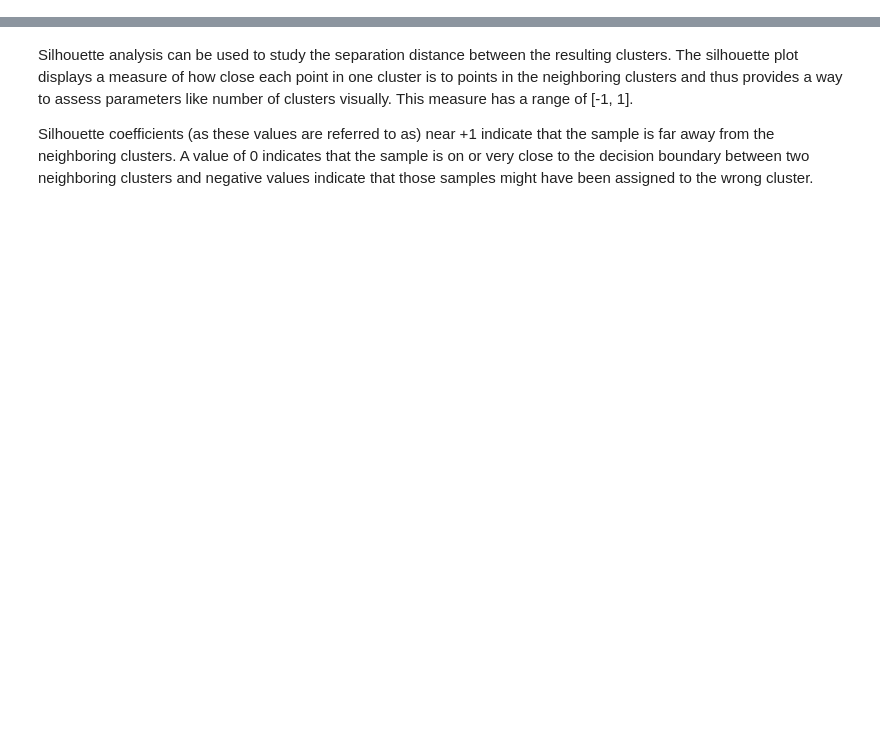
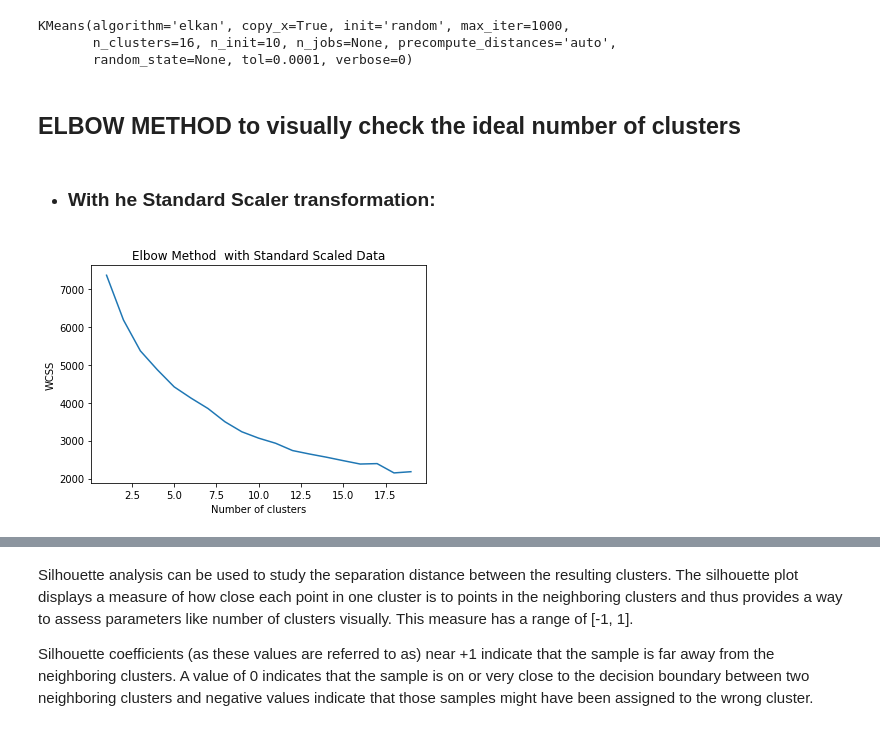
Before and after one commit to rfisla/FINAL-PROJECT-OF-KSCHOOL-MASTER, a Jupyter notebook: K-Means Algorithm.ipynb, the cells around one changed output, grey strips where cells are left out. Saved outputs shown, nothing was run; the diff lists cells and outputs as text; code cells hidden in the pictures; blank space fills up the shorter version.

```diff
--- a/K-Means Algorithm.ipynb
+++ b/K-Means Algorithm.ipynb
@@ -145,0 +36,5 @@ plot_clustering(groupby_domains_clustering_scaled, clusters_sk, centroids_sk)
+# %%
+groupby_domains_clustering = groupby_domains.drop(['Domain','Category', 'Viewability Rate', 'Efficiency Rate'], 1)
+
+groupby_domains_StandardScaler = StandardScaler().fit_transform(groupby_domains_clustering)
+groupby_domains_RobustScaler = RobustScaler().fit_transform(groupby_domains_clustering)
@@ -145,0 +69,12 @@ plot_clustering(groupby_domains_clustering_scaled, clusters_sk, centroids_sk)
+# %%
+kmeans = KMeans()
+parameters = {'n_clusters':range(1,15),
+              'init' : ('k-means++', 'random'),
+              'n_init':[5,10,15,20,25],
+              'max_iter' : [50,100,200,300,400,500,700,1000],
+              'algorithm' : ('auto', 'full', 'elkan')}
+
+gridsearchcv_standardscaler = GridSearchCV(estimator = kmeans, param_grid = parameters)
+# %%
+%%time
+gridsearchcv_standardscaler.fit(groupby_domains_StandardScaler)
@@ -145,0 +167,10 @@ plot_clustering(groupby_domains_clustering_scaled, clusters_sk, centroids_sk)
+# %%
+gridsearchmodel_robustscaler.best_estimator_
+# %% [output]
+KMeans(algorithm='elkan', copy_x=True, init='random', max_iter=1000,
+       n_clusters=16, n_init=10, n_jobs=None, precompute_distances='auto',
+       random_state=None, tol=0.0001, verbose=0)
+# %% [markdown]
+## ELBOW METHOD to visually check the ideal number of clusters
+# %% [markdown]
+- ### With he Standard Scaler transformation:
@@ -145,0 +183,8 @@ plot_clustering(groupby_domains_clustering_scaled, clusters_sk, centroids_sk)
+# %%
+plt.plot(range(1, 20), wcss)
+plt.title('Elbow Method  with Standard Scaled Data')
+plt.xlabel('Number of clusters')
+plt.ylabel('WCSS')
+plt.show()
+# %% [output]
+[figure, added]
```
Also changed, not shown: parts of 105 cells of this notebook.
